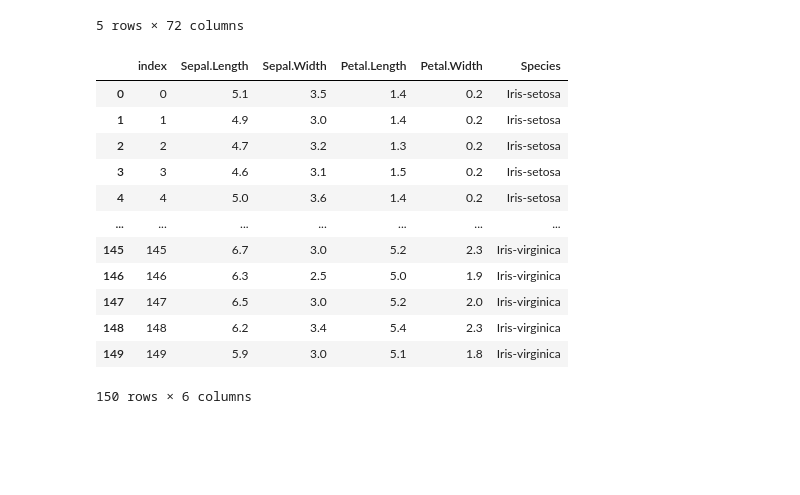
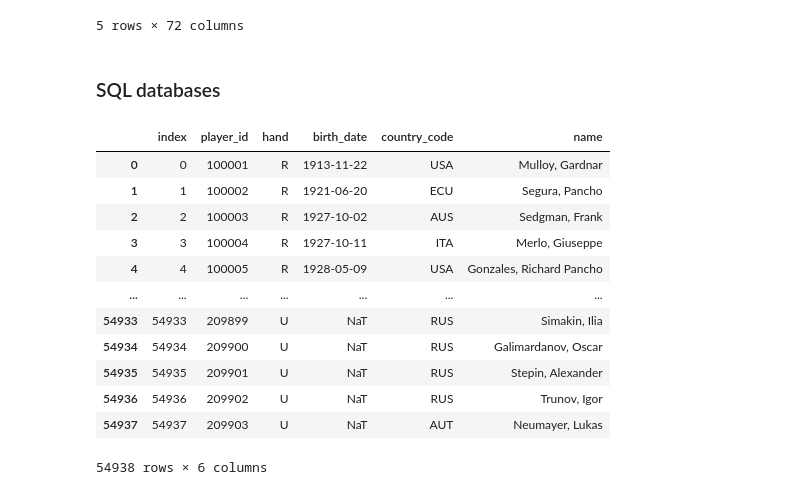
Before and after one commit to AaltoSciComp/data-analysis-workflows-course, a Jupyter notebook: python_exercises/ch2-python-lecture.ipynb, the cells around one changed output. Drawn from its saved outputs; the diff is of its cells as text; code cells hidden in the pictures; blank space fills up the shorter version.

```diff
--- a/python_exercises/ch2-python-lecture.ipynb
+++ b/python_exercises/ch2-python-lecture.ipynb
@@ -83,6 +80,0 @@ dtype: object
-# %%
-print(atp_players['hand'].nbytes)
-atp_players.loc[:,['country_code', 'hand']] = atp_players.loc[:, ['country_code', 'hand']].apply(lambda x: x.astype('category'))
-print(atp_players['country_code'].nbytes)
-print(atp_players['hand'].cat.categories)
-atp_players.dtypes
@@ -117,0 +119,8 @@ atp_players.head()
+# %%
+def categorize_players(players):
+    players.loc[:,['country_code', 'hand']] = players.loc[:, ['country_code', 'hand']].apply(lambda x: x.astype('category'))
+    return players
+
+print(atp_players.dtypes)
+atp_players = categorize_players(atp_players)
+atp_players.dtypes
@@ -356,25 +374,27 @@ efw.head()
 | 3 | 2018 | ARG | Argentina | 5.78 | 144.0 | 4.0 | 5.938235 | 19.810000 | ... |
 | 4 | 2018 | ARM | Armenia | 7.92 | 18.0 | 1.0 | 7.717647 | 13.760000 | ... |
 5 rows × 72 columns
+# %% [markdown]
+### SQL databases
 # %%
 from sqlalchemy import create_engine
 
-engine = create_engine('sqlite:///../data/iris.sqlite')
+engine = create_engine('sqlite:///../data/atp_players_python.sqlite')
 
-iris.to_sql('iris', engine, if_exists='replace')
+atp_players.to_sql('atp_players', engine, if_exists='replace')
 
-pd.read_sql('iris', engine)
+pd.read_sql('atp_players', engine)
 # %% [output]
-|  | index | Sepal.Length | Sepal.Width | Petal.Length | Petal.Width | Species |
-| 0 | 0 | 5.1 | 3.5 | 1.4 | 0.2 | Iris-setosa |
-| 1 | 1 | 4.9 | 3.0 | 1.4 | 0.2 | Iris-setosa |
-| 2 | 2 | 4.7 | 3.2 | 1.3 | 0.2 | Iris-setosa |
-| 3 | 3 | 4.6 | 3.1 | 1.5 | 0.2 | Iris-setosa |
-| 4 | 4 | 5.0 | 3.6 | 1.4 | 0.2 | Iris-setosa |
+|  | index | player_id | hand | birth_date | country_code | name |
+| 0 | 0 | 100001 | R | 1913-11-22 | USA | Mulloy, Gardnar |
+| 1 | 1 | 100002 | R | 1921-06-20 | ECU | Segura, Pancho |
+| 2 | 2 | 100003 | R | 1927-10-02 | AUS | Sedgman, Frank |
+| 3 | 3 | 100004 | R | 1927-10-11 | ITA | Merlo, Giuseppe |
+| 4 | 4 | 100005 | R | 1928-05-09 | USA | Gonzales, Richard Pancho |
 | ... | ... | ... | ... | ... | ... | ... |
-| 145 | 145 | 6.7 | 3.0 | 5.2 | 2.3 | Iris-virginica |
-| 146 | 146 | 6.3 | 2.5 | 5.0 | 1.9 | Iris-virginica |
-| 147 | 147 | 6.5 | 3.0 | 5.2 | 2.0 | Iris-virginica |
-| 148 | 148 | 6.2 | 3.4 | 5.4 | 2.3 | Iris-virginica |
-| 149 | 149 | 5.9 | 3.0 | 5.1 | 1.8 | Iris-virginica |
+| 54933 | 54933 | 209899 | U | NaT | RUS | Simakin, Ilia |
+| 54934 | 54934 | 209900 | U | NaT | RUS | Galimardanov, Oscar |
+| 54935 | 54935 | 209901 | U | NaT | RUS | Stepin, Alexander |
+| 54936 | 54936 | 209902 | U | NaT | RUS | Trunov, Igor |
+| 54937 | 54937 | 209903 | U | NaT | AUT | Neumayer, Lukas |
-150 rows × 6 columns
+54938 rows × 6 columns
```
Also changed, not shown: parts of 11 cells of this notebook, 6 other files.
